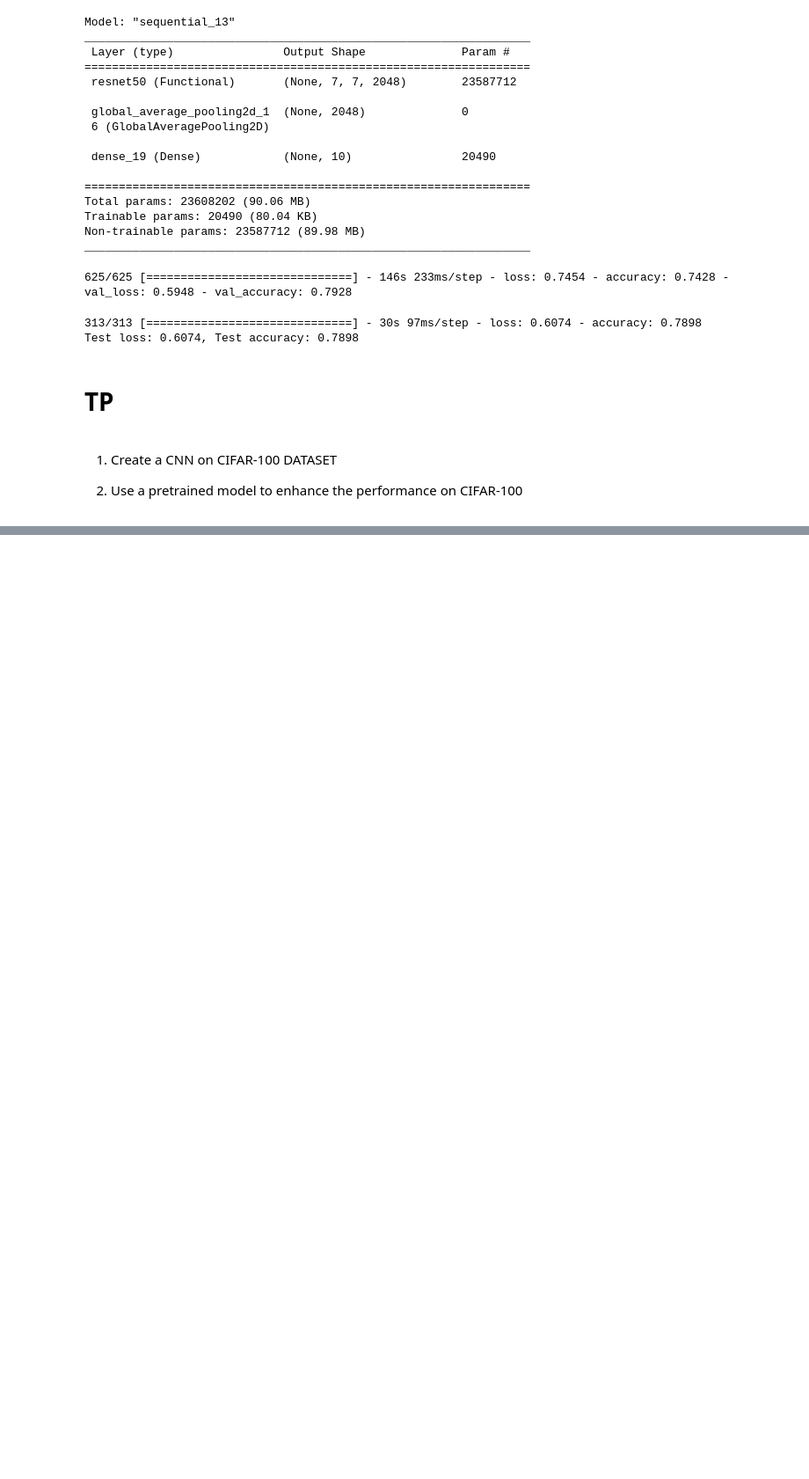
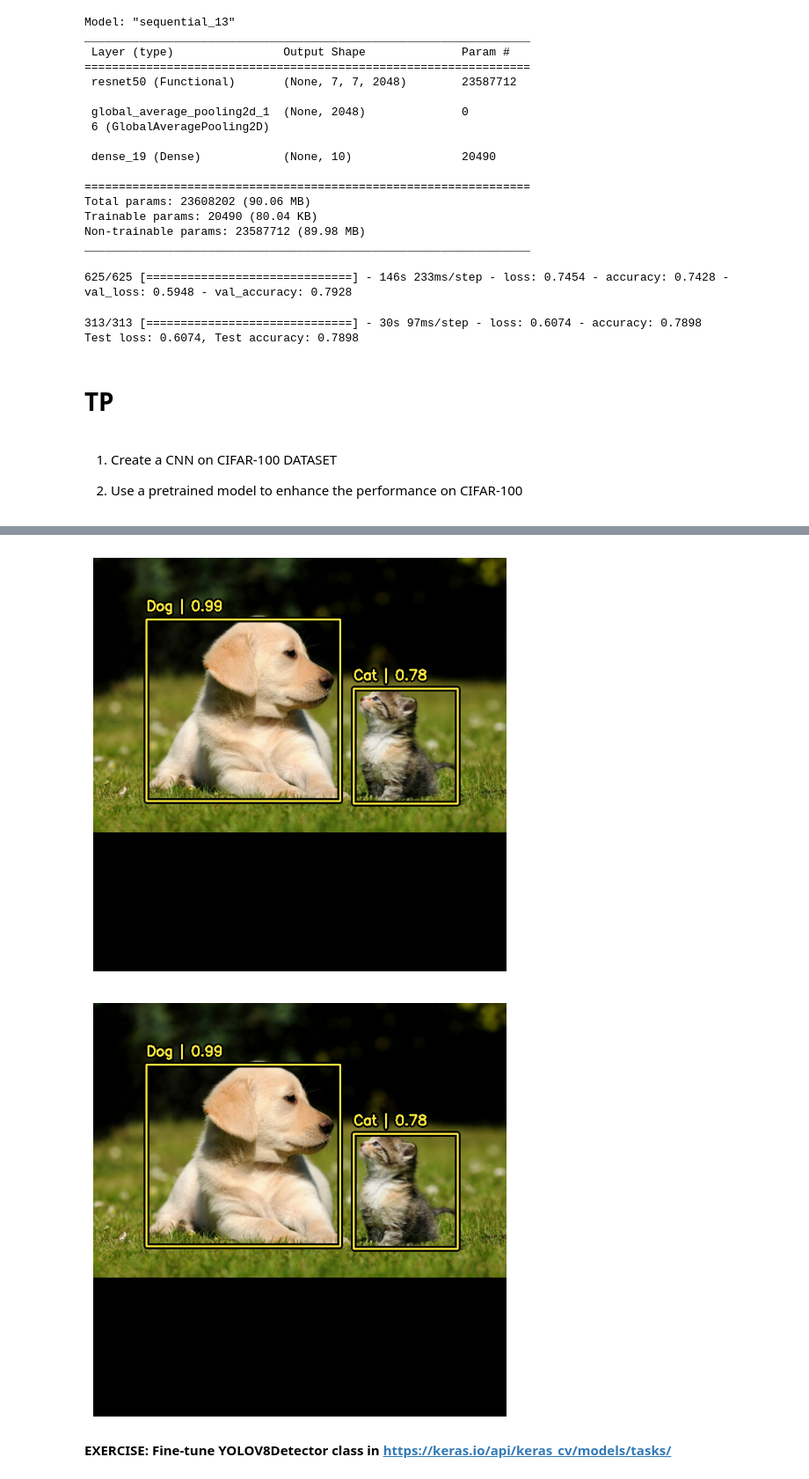
Before and after one commit to b-faye/but-courses, a Jupyter notebook: cours7: CNN/Cours_7_CNN.ipynb, the cells around one changed output, grey strips where cells are left out. Shown at 88% size. Drawn from its saved outputs; the diff is of its cells as text; code cells hidden in the pictures; blank space fills up the shorter version.

```diff
--- a/cours7: CNN/Cours_7_CNN.ipynb
+++ b/cours7: CNN/Cours_7_CNN.ipynb
@@ -357,0 +532,28 @@ Test loss: 0.6074, Test accuracy: 0.7898
+# %%
+class_ids = [
+    "Aeroplane",
+    "Bicycle",
+    "Bird",
+    "Boat",
+    "Bottle",
+    "Bus",
+    "Car",
+    "Cat",
+    "Chair",
+    "Cow",
+    "Dining Table",
+    "Dog",
+    "Horse",
+    "Motorbike",
+    "Person",
+    "Potted Plant",
+    "Sheep",
+    "Sofa",
+    "Train",
+    "Tvmonitor",
+    "Total",
+]
+class_mapping = dict(zip(range(len(class_ids)), class_ids))
+# %%
+y_pred = pretrained_model.predict(image_batch)
+y_pred
@@ -357,0 +579,17 @@ Test loss: 0.6074, Test accuracy: 0.7898
+# %%
+visualization.plot_bounding_box_gallery(
+    image_batch,
+    value_range=(0, 255),
+    rows=1,
+    cols=1,
+    y_pred=y_pred,
+    scale=5,
+    font_scale=0.7,
+    bounding_box_format="xywh",
+    class_mapping=class_mapping,
+)
+# %% [output]
+[figure, added]
+[figure, added]
+# %% [markdown]
+**EXERCISE: Fine-tune YOLOV8Detector class in https://keras.io/api/keras_cv/models/tasks/**
```
Also changed, not shown: parts of 23 cells of this notebook, 1 other file.
